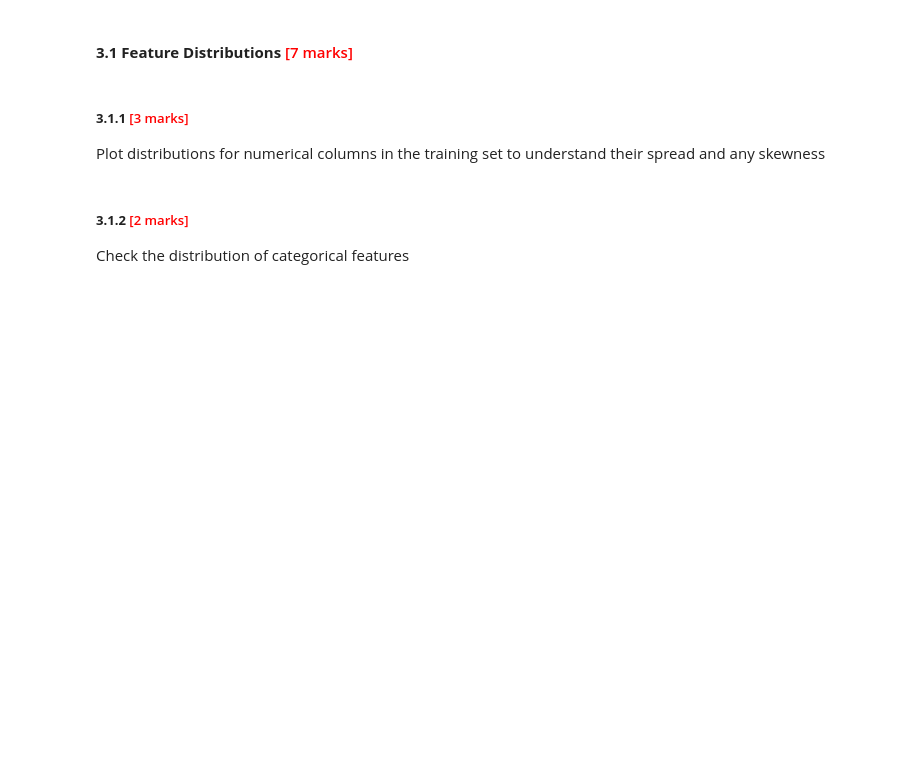
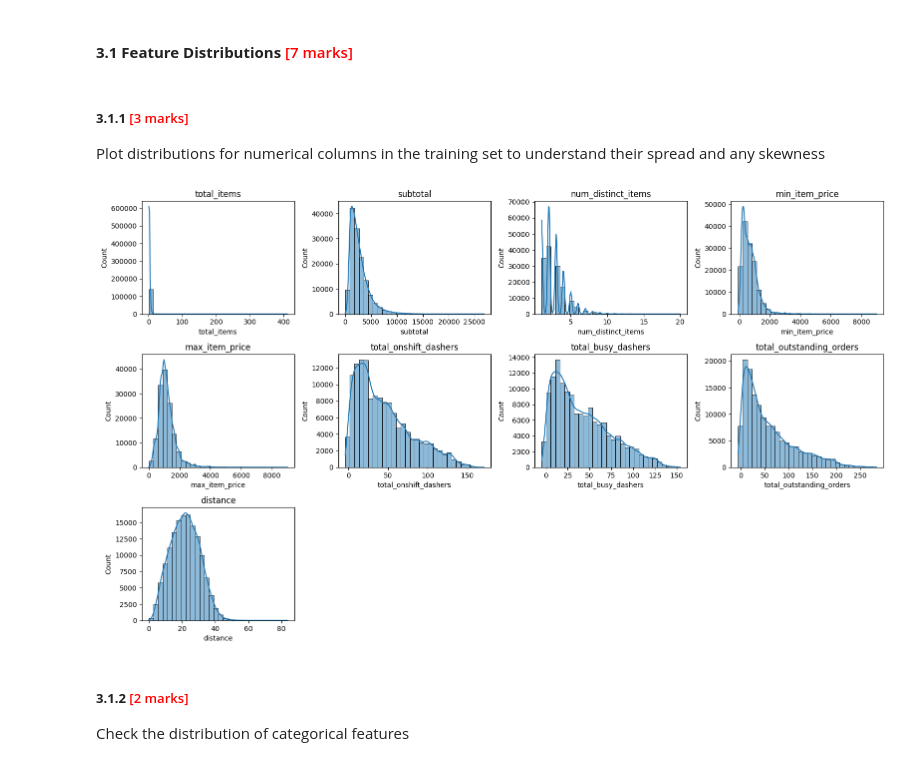
Before and after one commit to princepushparaj/LR_Delivery_Time_Prediction, a Jupyter notebook: LR_Delivery_Time_Estimation_Starter.ipynb, the cells around one changed output. Cells and saved outputs as stored; diff of their text form; code cells hidden in the pictures; blank space fills up the shorter version.

Commit message:
completed data exploration on training data

```diff
--- a/LR_Delivery_Time_Estimation_Starter.ipynb
+++ b/LR_Delivery_Time_Estimation_Starter.ipynb
@@ -220,3 +218,21 @@ Plot distributions for numerical columns in the training set to understand their
+# %%
+# Plot distributions for all numerical columns
+# Select numeric features from training data
+numeric_features = X_train.select_dtypes(include=['int64', 'float64']).columns
+
+# Plot distributions
+import matplotlib.pyplot as plt
+import seaborn as sns
+
+plt.figure(figsize=(16, 12))
+for i, col in enumerate(numeric_features):
+    plt.subplot(4, 4, i + 1)
+    sns.histplot(X_train[col], bins=30, kde=True)
+    plt.title(col)
+plt.tight_layout()
+plt.show()
+# %% [output]
+[figure, added]
 # %% [markdown]
 ##### **3.1.2** <font color = red>[2 marks]</font> <br>
 Check the distribution of categorical features
```
Also changed, not shown: parts of 5 cells of this notebook.
